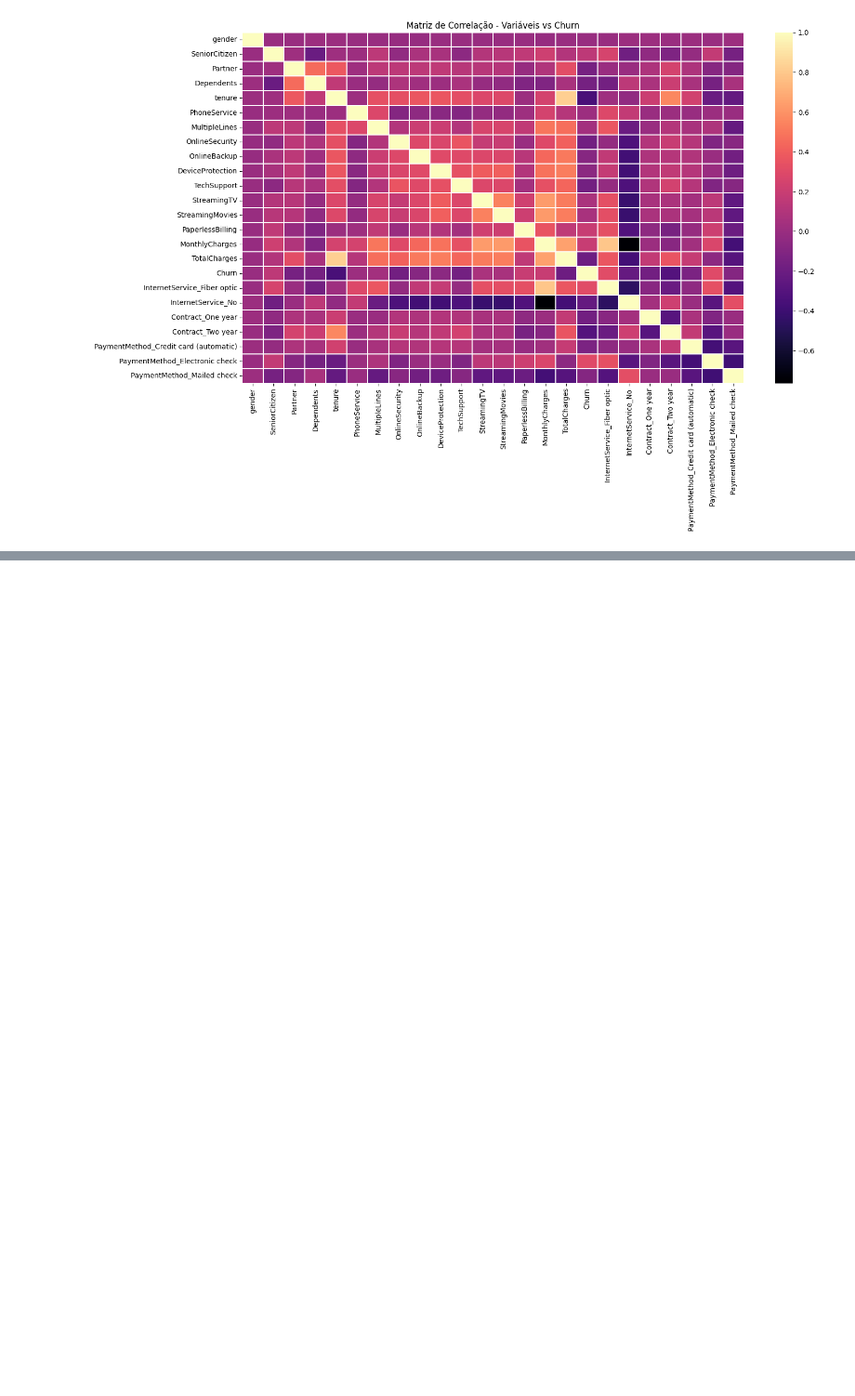
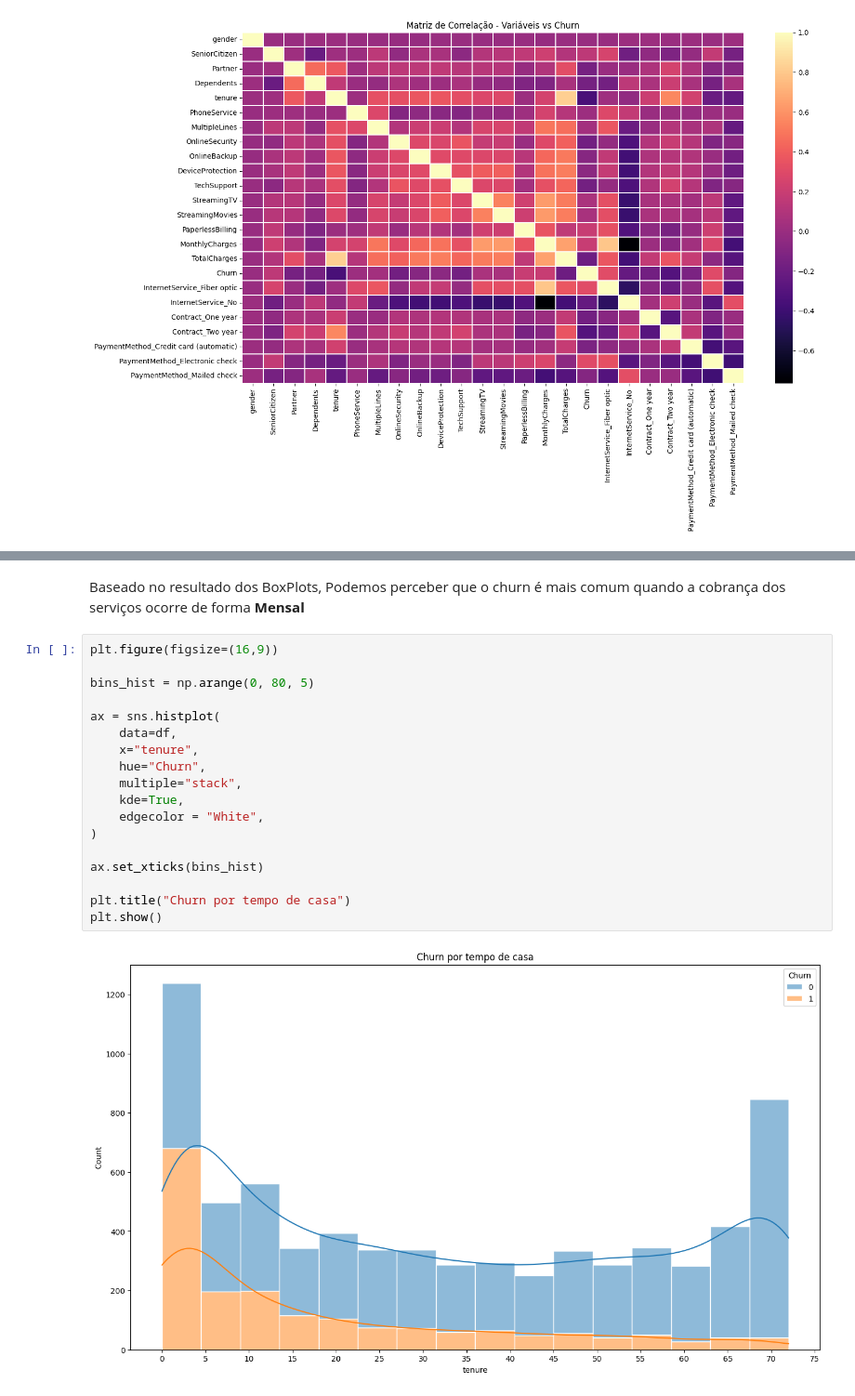
Before and after one commit to AdryanCALS/AnaliseChurn, a Jupyter notebook: python/churn_model.ipynb, the cells around one changed output, grey strips where cells are left out. Shown at 93% size. Cells and saved outputs as stored; diff of their text form; blank space fills up the shorter version.

```diff
--- a/python/churn_model.ipynb
+++ b/python/churn_model.ipynb
@@ -151,0 +177,22 @@ Name: Churn, dtype: float64
+# %% [markdown]
+Baseado no resultado dos BoxPlots, Podemos perceber que o churn é mais comum quando a cobrança dos serviços ocorre de forma **Mensal**
+# %%
+plt.figure(figsize=(16,9))
+
+bins_hist = np.arange(0, 80, 5)
+
+ax = sns.histplot(
+    data=df,
+    x="tenure",
+    hue="Churn",
+    multiple="stack",
+    kde=True,
+    edgecolor = "White",
+)
+
+ax.set_xticks(bins_hist)
+
+plt.title("Churn por tempo de casa")
+plt.show()
+# %% [output]
+[figure, added]
```
Also changed, not shown: parts of 10 cells of this notebook.
